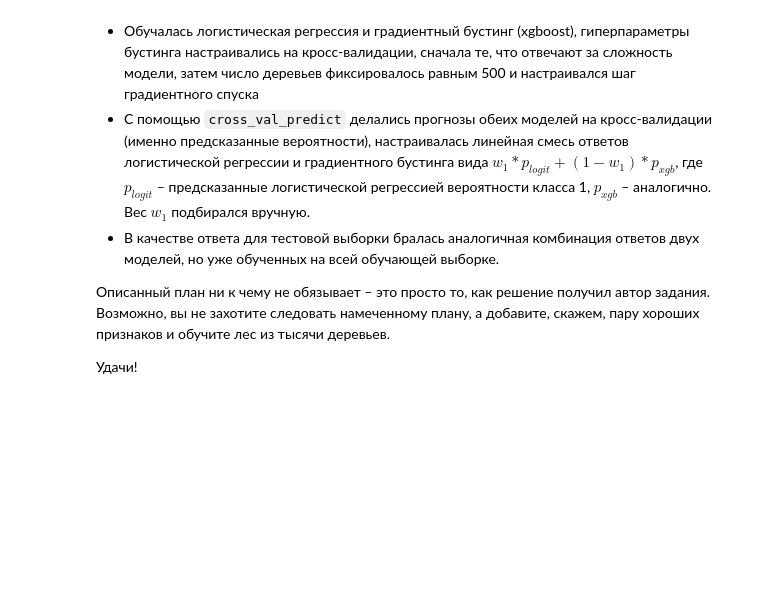
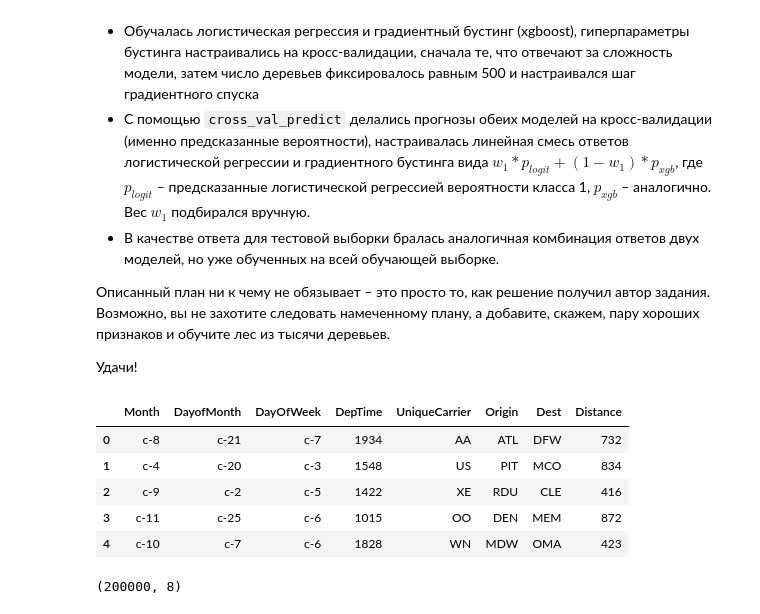
Before and after one commit to maxsaprykin/MLClass, a Jupyter notebook: hw10/hw10_session3_flight_delays_kaggle.ipynb, the cells around one changed output. Saved outputs shown, nothing was run; the diff lists cells and outputs as text; code cells hidden in the pictures; blank space fills up the shorter version.

```diff
--- a/hw10/hw10_session3_flight_delays_kaggle.ipynb
+++ b/hw10/hw10_session3_flight_delays_kaggle.ipynb
@@ -84,3 +89,19 @@ pd.Series(logit_test_pred, name='dep_delayed_15min').to_csv('logit_2feat.csv', i
 Описанный план ни к чему не обязывает – это просто то, как решение получил автор задания. Возможно, вы не захотите следовать намеченному плану, а добавите, скажем, пару хороших признаков и обучите лес из тысячи деревьев.
 
 Удачи!
+# %%
+y_train = train['dep_delayed_15min'].map({'Y': 1, 'N': 0}).values
+full = pd.concat([train.drop('dep_delayed_15min', axis=1), test])
+idx_split = train.shape[0]
+full.head()
+# %% [output]
+|  | Month | DayofMonth | DayOfWeek | DepTime | UniqueCarrier | Origin | Dest | Distance |
+| 0 | c-8 | c-21 | c-7 | 1934 | AA | ATL | DFW | 732 |
+| 1 | c-4 | c-20 | c-3 | 1548 | US | PIT | MCO | 834 |
+| 2 | c-9 | c-2 | c-5 | 1422 | XE | RDU | CLE | 416 |
+| 3 | c-11 | c-25 | c-6 | 1015 | OO | DEN | MEM | 872 |
+| 4 | c-10 | c-7 | c-6 | 1828 | WN | MDW | OMA | 423 |
+# %%
+full.shape
+# %% [output]
+(200000, 8)
```
Also changed, not shown: parts of 17 cells of this notebook.
